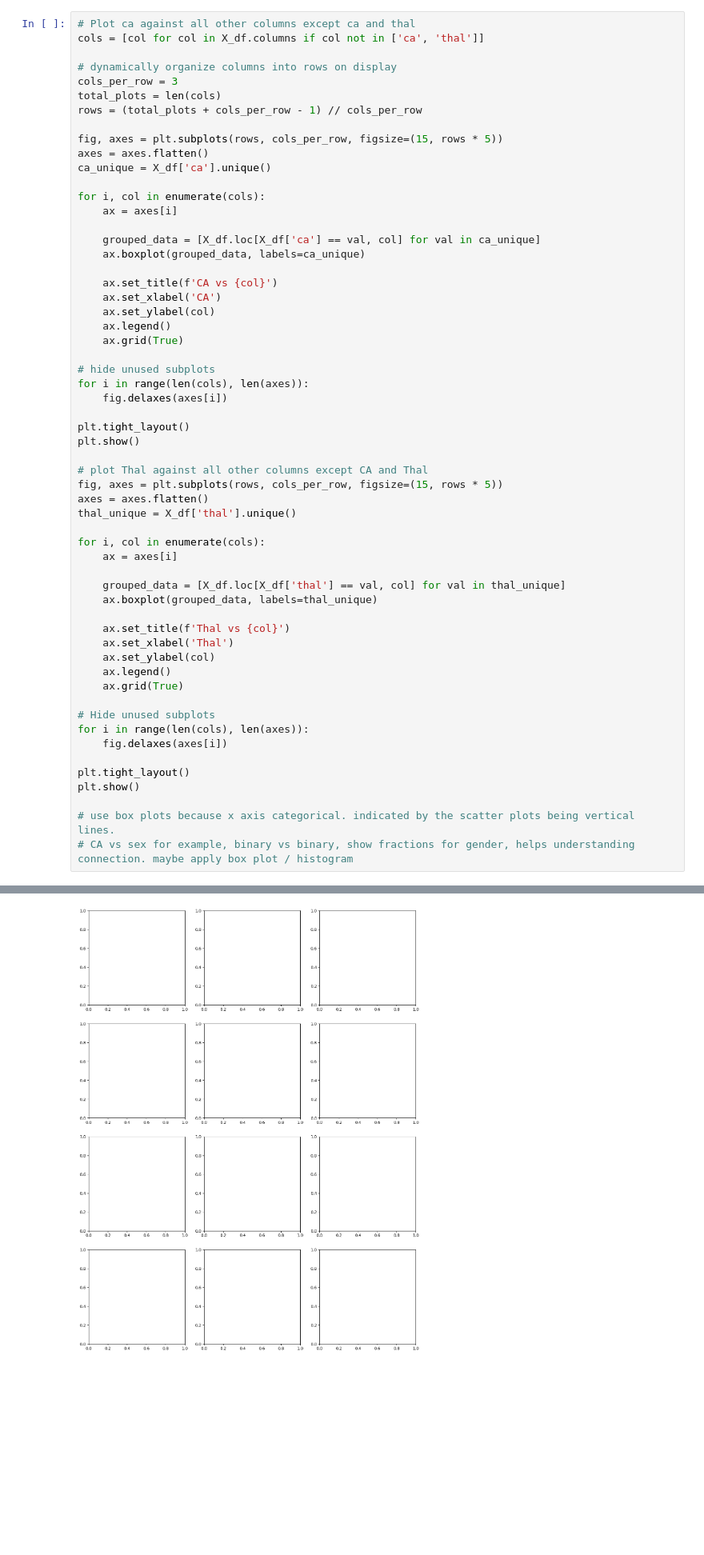
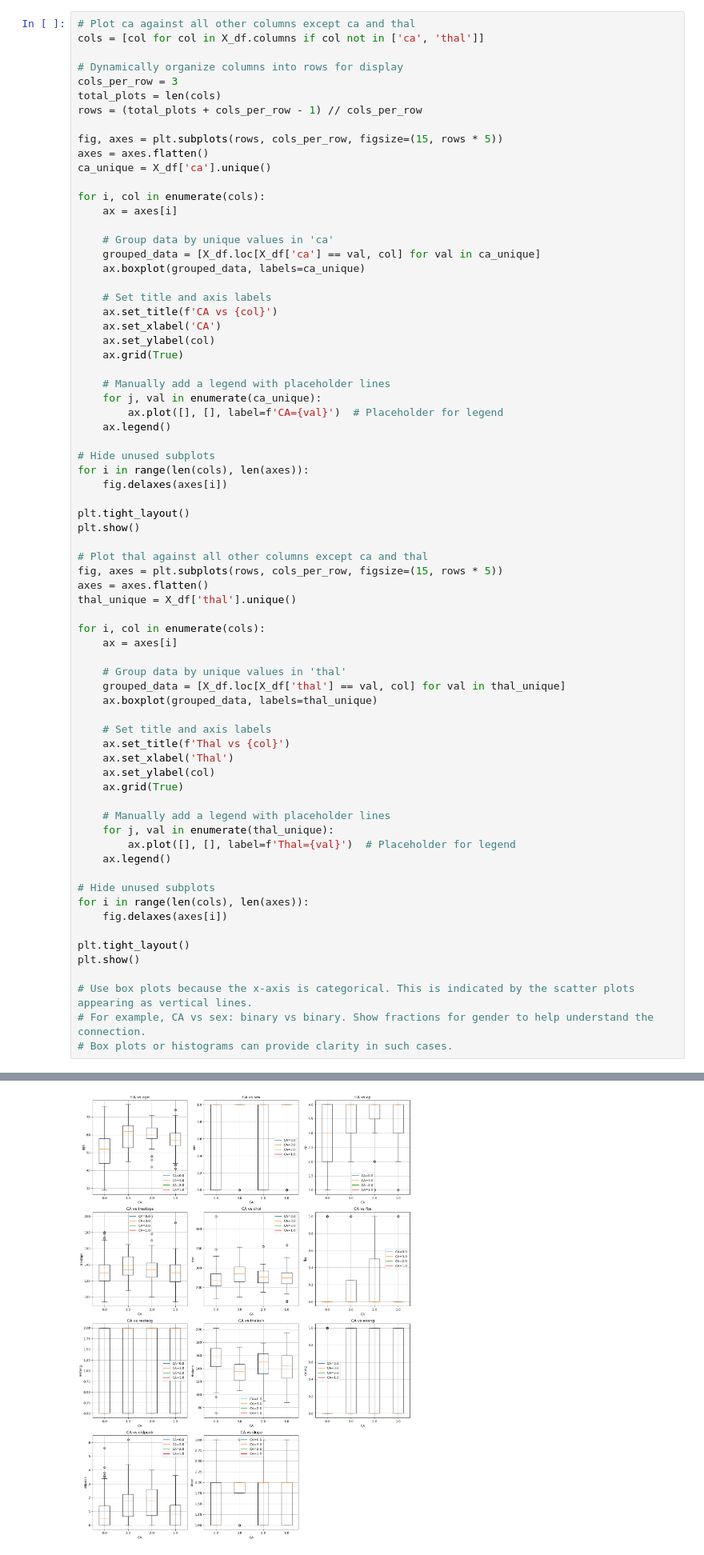
Before and after one commit to 00raymond/aiindustryproject, a Jupyter notebook: notebook.ipynb, the cells around one changed output, grey strips where cells are left out. Shown at 80% size. Saved outputs shown, nothing was run; the diff lists cells and outputs as text; blank space fills up the shorter version.

```diff
--- a/notebook.ipynb
+++ b/notebook.ipynb
@@ -109,7 +105,7 @@ Now we will identify the relationships by plotting ca and thal against all other
 # Plot ca against all other columns except ca and thal
 cols = [col for col in X_df.columns if col not in ['ca', 'thal']]
 
-# dynamically organize columns into rows on display
+# Dynamically organize columns into rows for display
 cols_per_row = 3
 total_plots = len(cols)
 rows = (total_plots + cols_per_row - 1) // cols_per_row
@@ -121,38 +117,20 @@ ca_unique = X_df['ca'].unique()
 for i, col in enumerate(cols):
     ax = axes[i]
 
+    # Group data by unique values in 'ca'
     grouped_data = [X_df.loc[X_df['ca'] == val, col] for val in ca_unique]
     ax.boxplot(grouped_data, labels=ca_unique)
 
+    # Set title and axis labels
     ax.set_title(f'CA vs {col}')
     ax.set_xlabel('CA')
     ax.set_ylabel(col)
-    ax.legend()
     ax.grid(True)
 
-# hide unused subplots
-for i in range(len(cols), len(axes)):
-    fig.delaxes(axes[i])
-
-plt.tight_layout()
-plt.show()
-
-# plot Thal against all other columns except CA and Thal
-fig, axes = plt.subplots(rows, cols_per_row, figsize=(15, rows * 5))
-axes = axes.flatten()
-thal_unique = X_df['thal'].unique()
-
-for i, col in enumerate(cols):
-    ax = axes[i]
-
-    grouped_data = [X_df.loc[X_df['thal'] == val, col] for val in thal_unique]
-    ax.boxplot(grouped_data, labels=thal_unique)
-
-    ax.set_title(f'Thal vs {col}')
-    ax.set_xlabel('Thal')
-    ax.set_ylabel(col)
+    # Manually add a legend with placeholder lines
+    for j, val in enumerate(ca_unique):
+        ax.plot([], [], label=f'CA={val}')  # Placeholder for legend
     ax.legend()
-    ax.grid(True)
 
 # Hide unused subplots
 for i in range(len(cols), len(axes)):
@@ -161,6 +139,37 @@ for i in range(len(cols), len(axes)):
 plt.tight_layout()
 plt.show()
 
-# use box plots because x axis categorical. indicated by the scatter plots being vertical lines.
-# CA vs sex for example, binary vs binary, show fractions for gender, helps understanding connection. maybe apply box plot / histogram
+# Plot thal against all other columns except ca and thal
+fig, axes = plt.subplots(rows, cols_per_row, figsize=(15, rows * 5))
+axes = axes.flatten()
+thal_unique = X_df['thal'].unique()
+
+for i, col in enumerate(cols):
+    ax = axes[i]
+
+    # Group data by unique values in 'thal'
+    grouped_data = [X_df.loc[X_df['thal'] == val, col] for val in thal_unique]
+    ax.boxplot(grouped_data, labels=thal_unique)
+
+    # Set title and axis labels
+    ax.set_title(f'Thal vs {col}')
+    ax.set_xlabel('Thal')
+    ax.set_ylabel(col)
+    ax.grid(True)
+
+    # Manually add a legend with placeholder lines
+    for j, val in enumerate(thal_unique):
+        ax.plot([], [], label=f'Thal={val}')  # Placeholder for legend
+    ax.legend()
+
+# Hide unused subplots
+for i in range(len(cols), len(axes)):
+    fig.delaxes(axes[i])
+
+plt.tight_layout()
+plt.show()
+
+# Use box plots because the x-axis is categorical. This is indicated by the scatter plots appearing as vertical lines.
+# For example, CA vs sex: binary vs binary. Show fractions for gender to help understand the connection.
+# Box plots or histograms can provide clarity in such cases.
 # %% [output]
@@ -168 +176 @@ TypeError: Axes.boxplot() got an unexpected keyword argument 'alpha'
-[figure, old version]
+[figure, new version]
```
Also changed, not shown: parts of 3 cells of this notebook.
